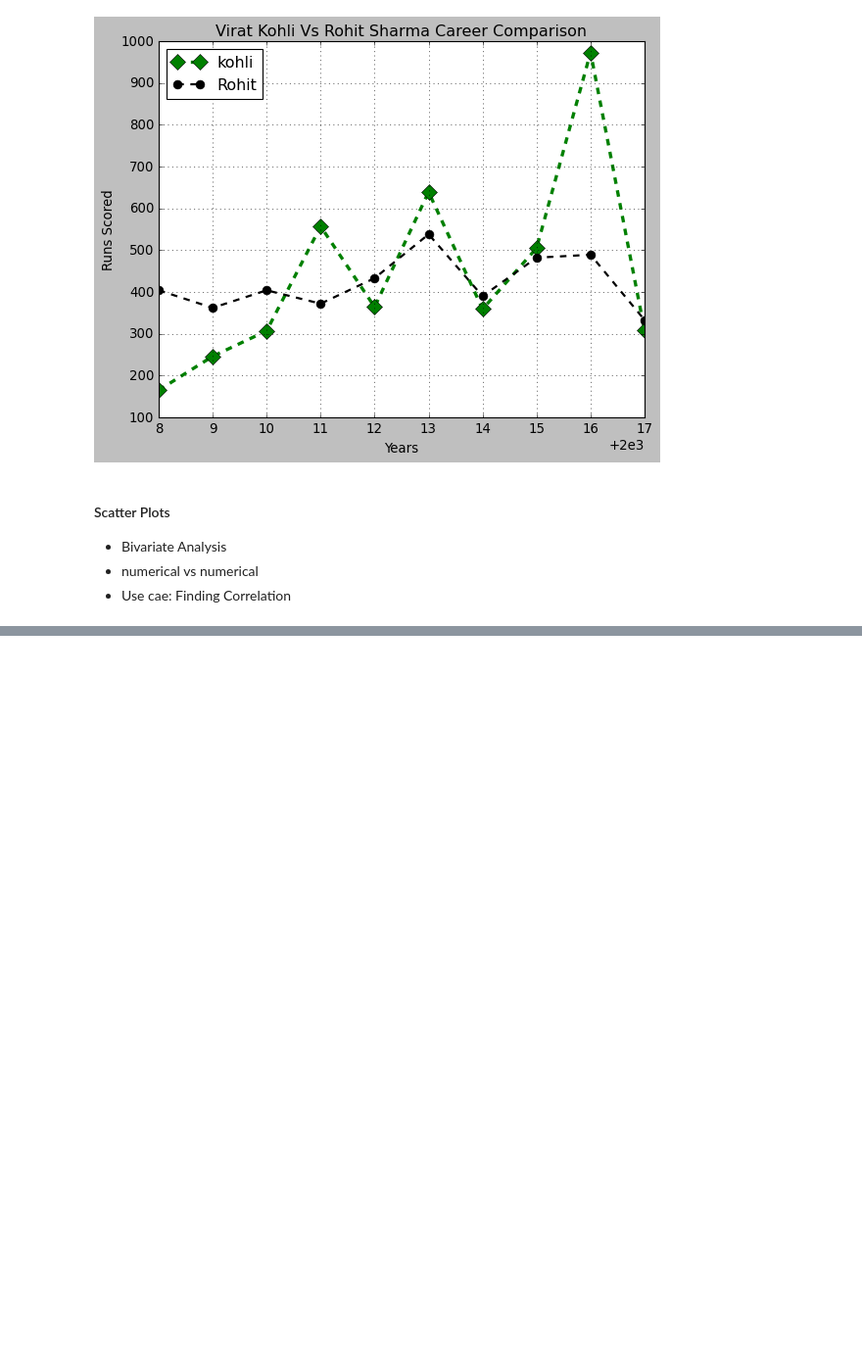
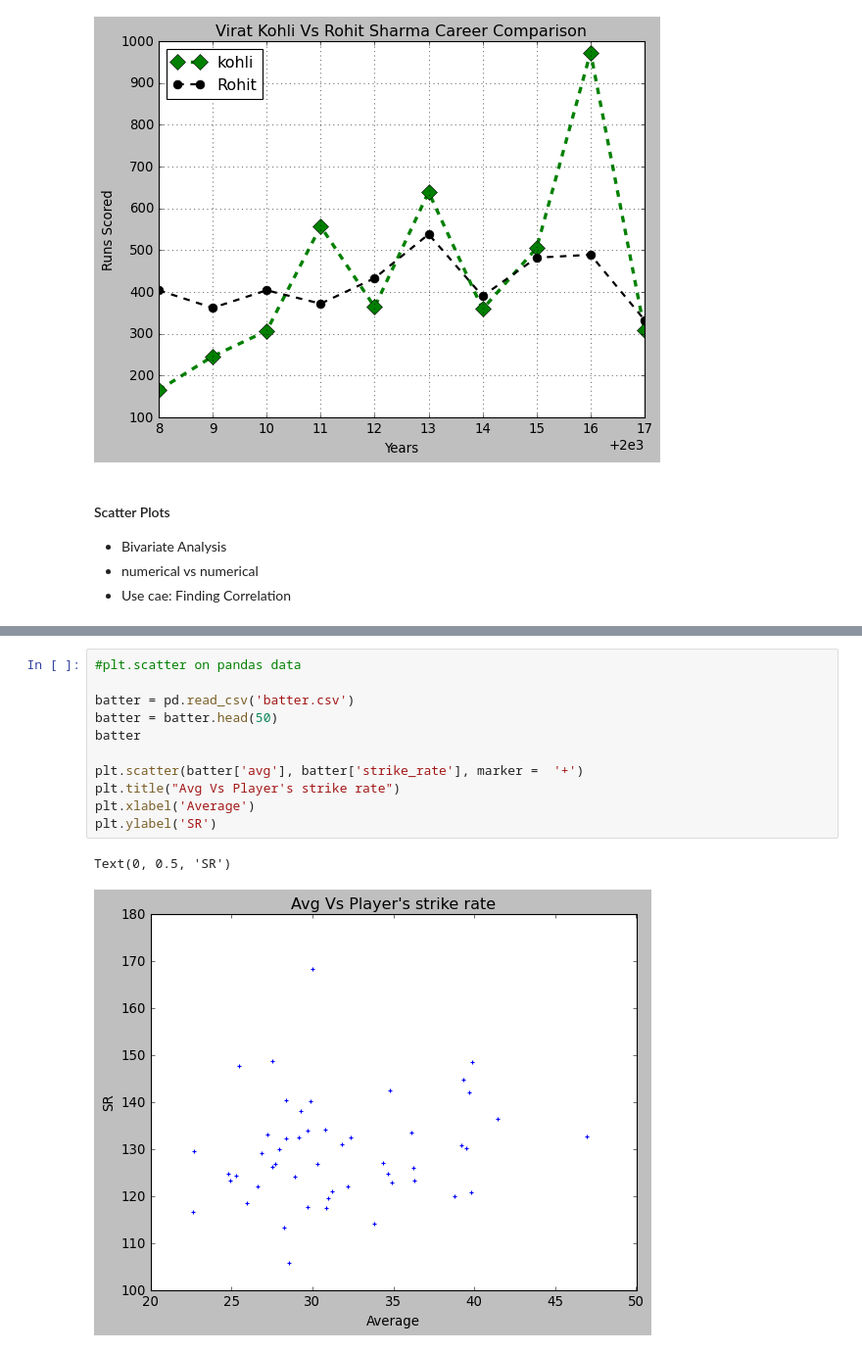
Before and after one commit to kirtic921/Matplotlib, a Jupyter notebook: plt1.ipynb, the cells around one changed output, grey strips where cells are left out. Shown at 98% size. Saved outputs shown, nothing was run; the diff lists cells and outputs as text; blank space fills up the shorter version.

Commit message:
plt.scatter on pandas data

```diff
--- a/plt1.ipynb
+++ b/plt1.ipynb
@@ -112,0 +113,14 @@ plt.scatter(x,y)
+# %%
+#plt.scatter on pandas data
+
+batter = pd.read_csv('batter.csv')
+batter = batter.head(50)
+batter
+
+plt.scatter(batter['avg'], batter['strike_rate'], marker =  '+')
+plt.title("Avg Vs Player's strike rate")
+plt.xlabel('Average')
+plt.ylabel('SR')
+# %% [output]
+Text(0, 0.5, 'SR')
+[figure, added]
```
Also changed, not shown: parts of 1 cell of this notebook, 1 other file.
